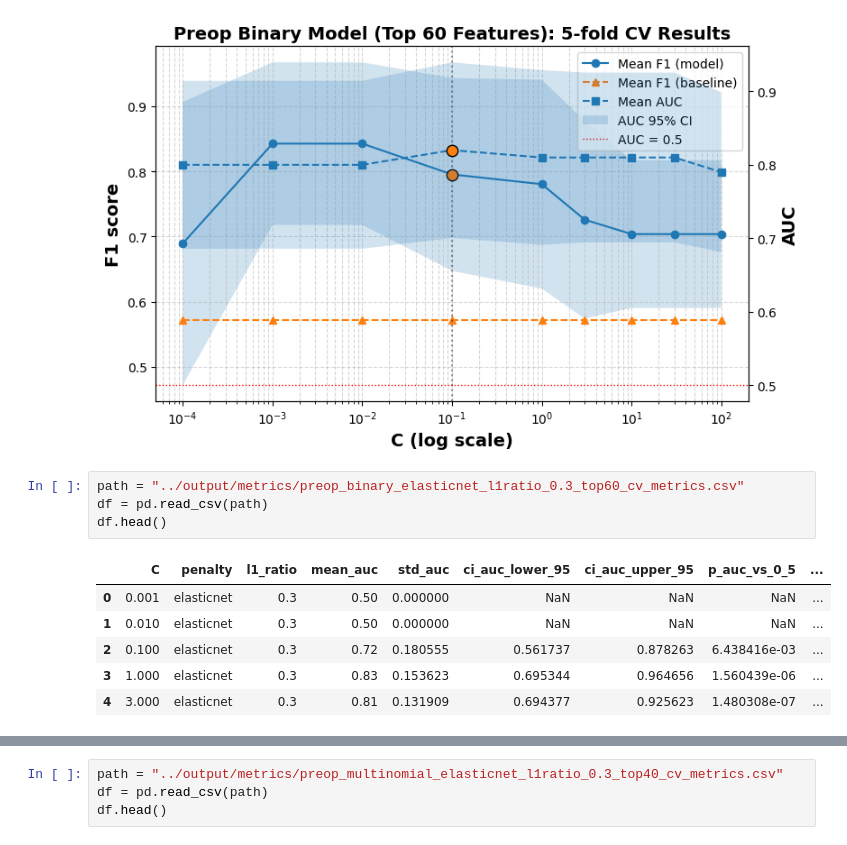
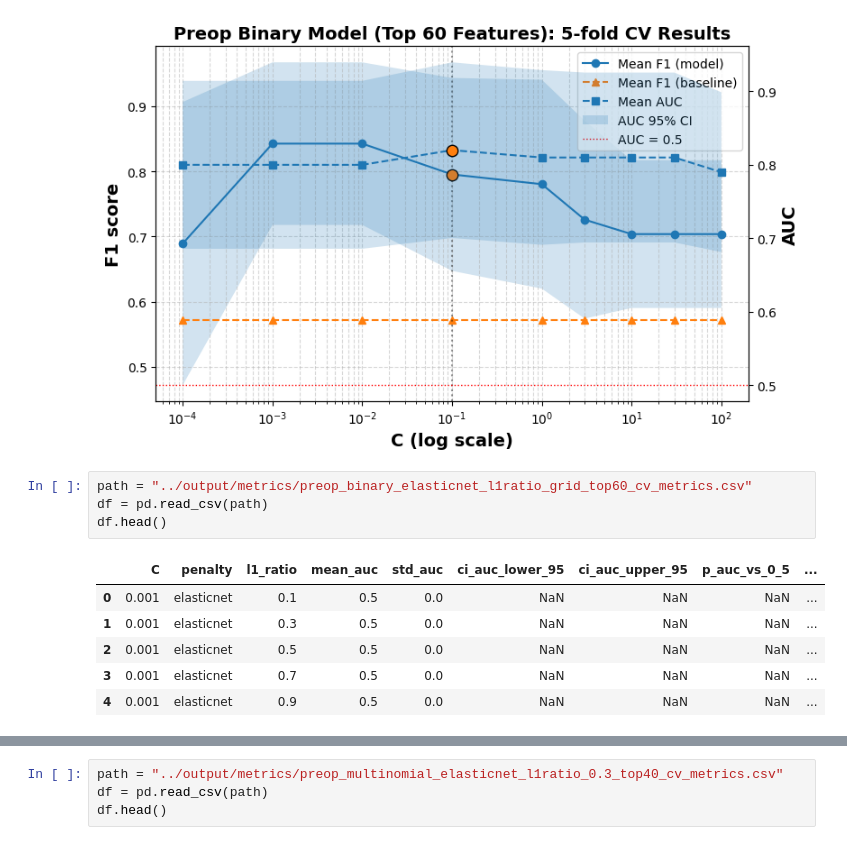
Before and after one commit to ygrepo/Craniopharyngiomas_Image_Segmentation, a Jupyter notebook: notebooks/cv_plot.ipynb, the cells around one changed output, grey strips where cells are left out. Drawn from its saved outputs; the diff is of its cells as text.

```diff
--- a/notebooks/cv_plot.ipynb
+++ b/notebooks/cv_plot.ipynb
@@ -135,16 +137,16 @@ plot_binary_lasso_cv_metrics(df,
 # %% [output]
 [figure]
 # %%
-path = "../output/metrics/preop_binary_elasticnet_l1ratio_0.3_top60_cv_metrics.csv"
+path = "../output/metrics/preop_binary_elasticnet_l1ratio_grid_top60_cv_metrics.csv"
 df = pd.read_csv(path)
 df.head()
 # %% [output]
 |  | C | penalty | l1_ratio | mean_auc | std_auc | ci_auc_lower_95 | ci_auc_upper_95 | p_auc_vs_0_5 | ... |
-| 0 | 0.001 | elasticnet | 0.3 | 0.50 | 0.000000 | NaN | NaN | NaN | ... |
-| 1 | 0.010 | elasticnet | 0.3 | 0.50 | 0.000000 | NaN | NaN | NaN | ... |
-| 2 | 0.100 | elasticnet | 0.3 | 0.72 | 0.180555 | 0.561737 | 0.878263 | 6.438416e-03 | ... |
-| 3 | 1.000 | elasticnet | 0.3 | 0.83 | 0.153623 | 0.695344 | 0.964656 | 1.560439e-06 | ... |
-| 4 | 3.000 | elasticnet | 0.3 | 0.81 | 0.131909 | 0.694377 | 0.925623 | 1.480308e-07 | ... |
+| 0 | 0.001 | elasticnet | 0.1 | 0.5 | 0.0 | NaN | NaN | NaN | ... |
+| 1 | 0.001 | elasticnet | 0.3 | 0.5 | 0.0 | NaN | NaN | NaN | ... |
+| 2 | 0.001 | elasticnet | 0.5 | 0.5 | 0.0 | NaN | NaN | NaN | ... |
+| 3 | 0.001 | elasticnet | 0.7 | 0.5 | 0.0 | NaN | NaN | NaN | ... |
+| 4 | 0.001 | elasticnet | 0.9 | 0.5 | 0.0 | NaN | NaN | NaN | ... |
 # %%
 df["l1_ratio"].unique()
 # %% [output]
```
Also changed, not shown: parts of 4 cells of this notebook, 7 other files.
